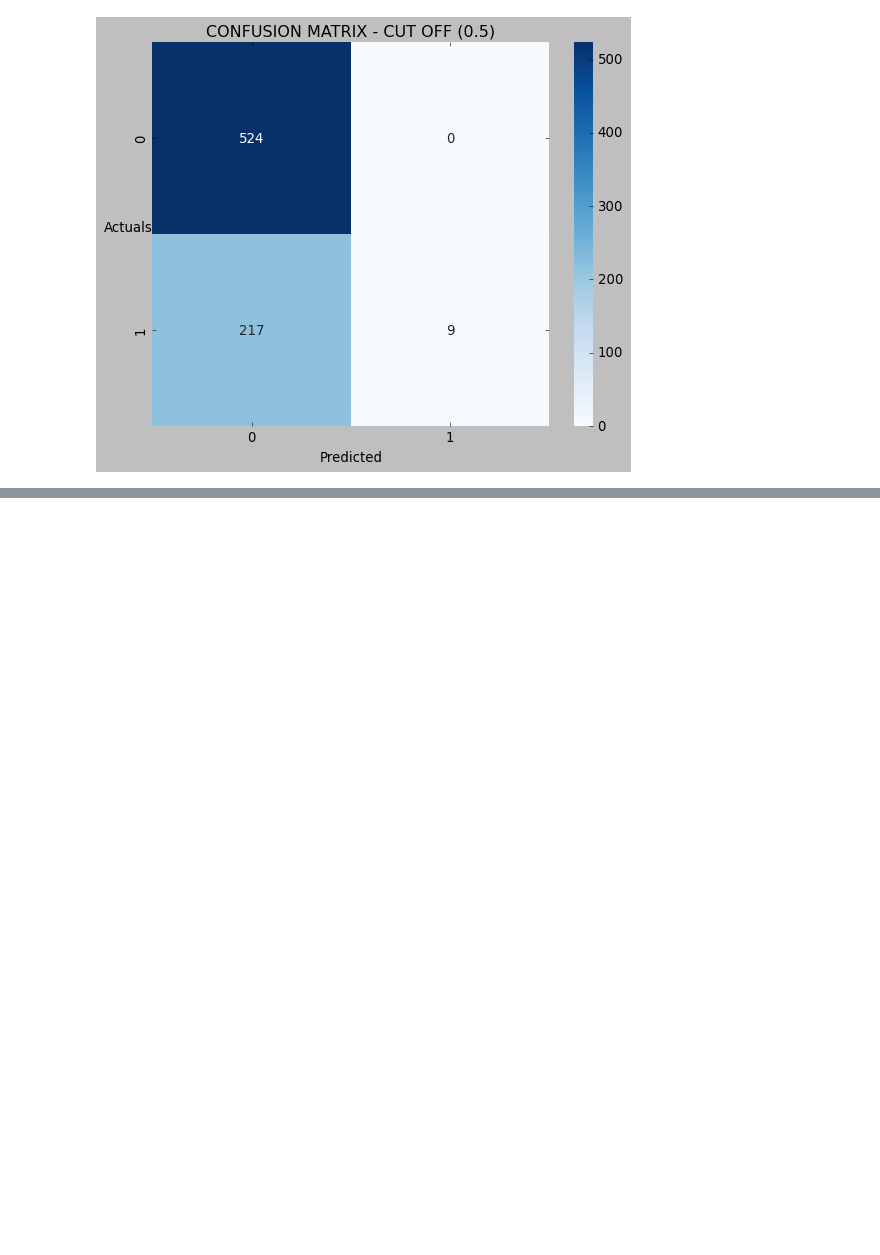
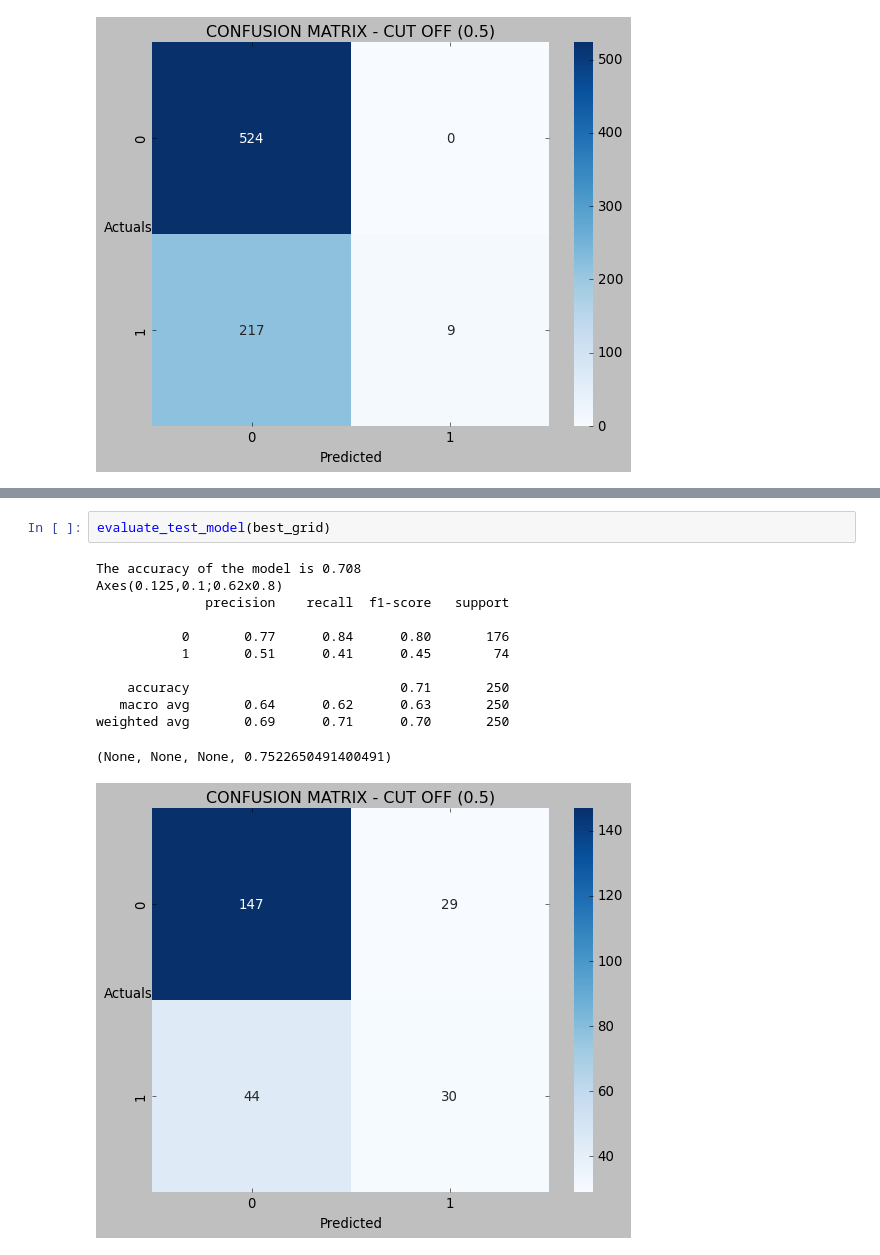
Before and after one commit to kumarideepali0402/AI-ML, a Jupyter notebook: DecisionTree.ipynb, the cells around one changed output, grey strips where cells are left out. Cells and saved outputs as stored; diff of their text form; blank space fills up the shorter version.

```diff
--- a/DecisionTree.ipynb
+++ b/DecisionTree.ipynb
@@ -388,0 +495,15 @@ AttributeError: 'str' object has no attribute 'predict'
+# %%
+evaluate_test_model(best_grid)
+# %% [output]
+The accuracy of the model is 0.708
+Axes(0.125,0.1;0.62x0.8)
+              precision    recall  f1-score   support
+
+           0       0.77      0.84      0.80       176
+           1       0.51      0.41      0.45        74
+
+    accuracy                           0.71       250
+   macro avg       0.64      0.62      0.63       250
+weighted avg       0.69      0.71      0.70       250
+(None, None, None, 0.7522650491400491)
+[figure, added]
```
Also changed, not shown: parts of 12 cells of this notebook, 3 other files.
